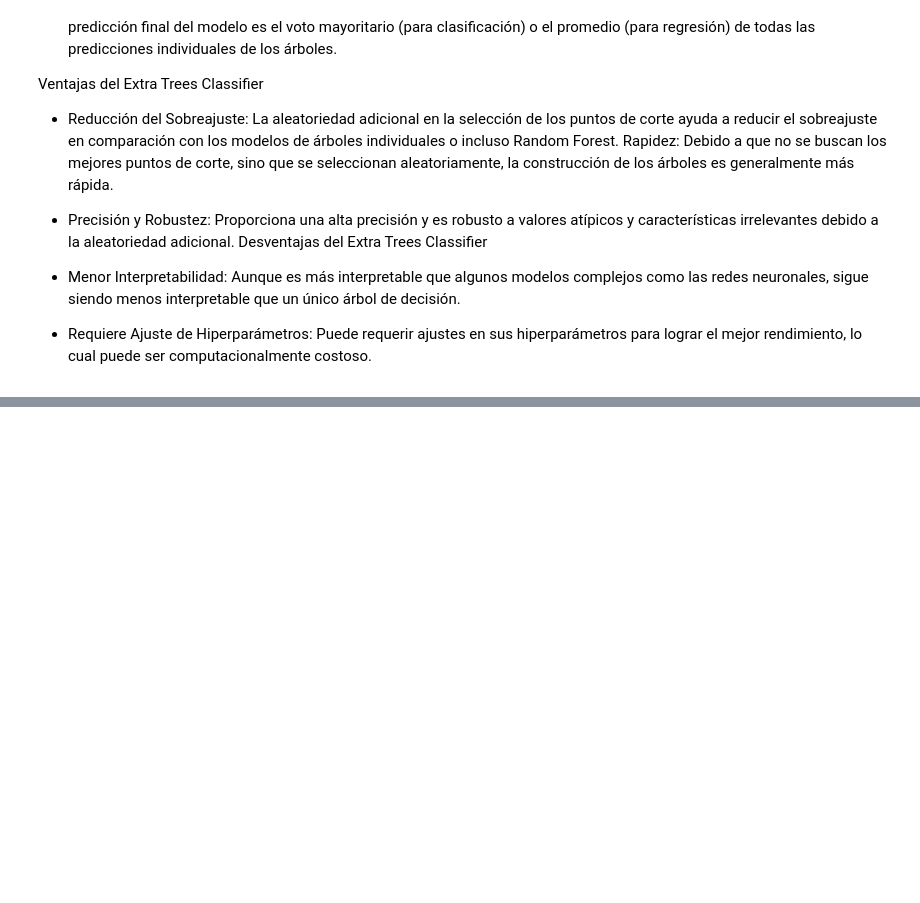
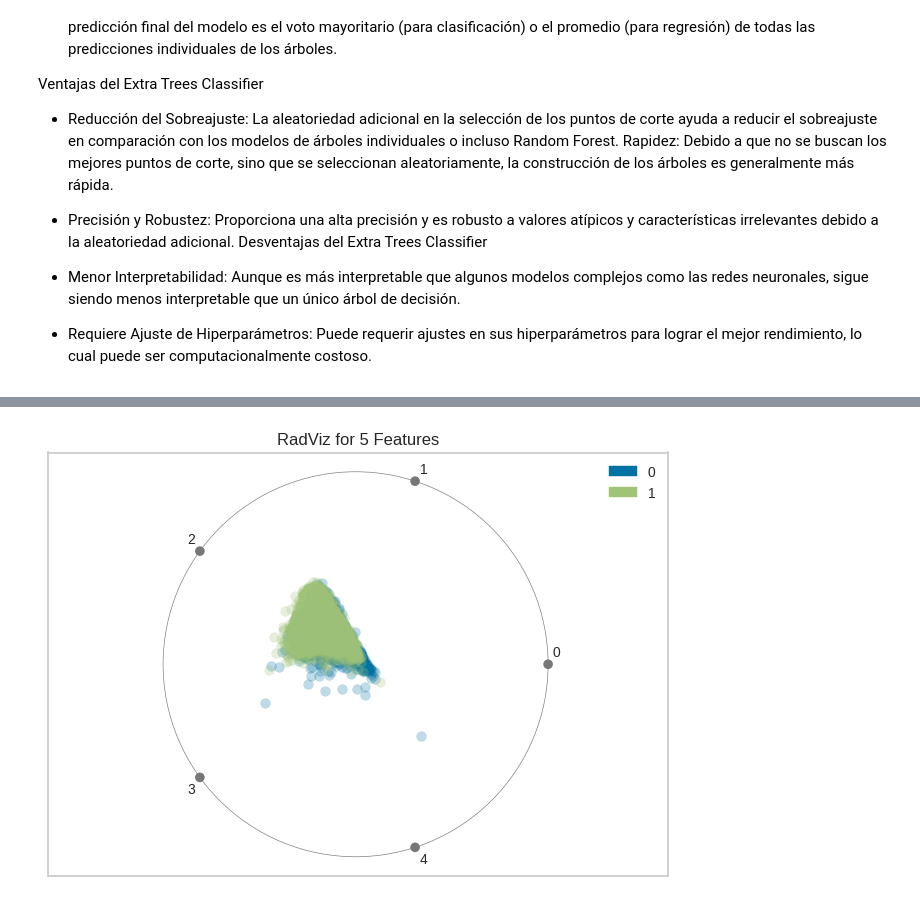
Before and after one commit to jagvgithub/Classification_Regression_models, a Jupyter notebook: Modelo_Retencion.ipynb, the cells around one changed output, grey strips where cells are left out. Cells and saved outputs as stored; diff of their text form; code cells hidden in the pictures; blank space fills up the shorter version.

```diff
--- a/Modelo_Retencion.ipynb
+++ b/Modelo_Retencion.ipynb
@@ -324,0 +381,3 @@ plot_model(tuned_modelo,plot='auc')
+# %%
+plot_model(tuned_modelo,plot='dimension')
+# %% [output]
@@ -324,0 +385 @@ plot_model(tuned_modelo,plot='auc')
+[figure, added]
```
Also changed, not shown: parts of 24 cells of this notebook.
